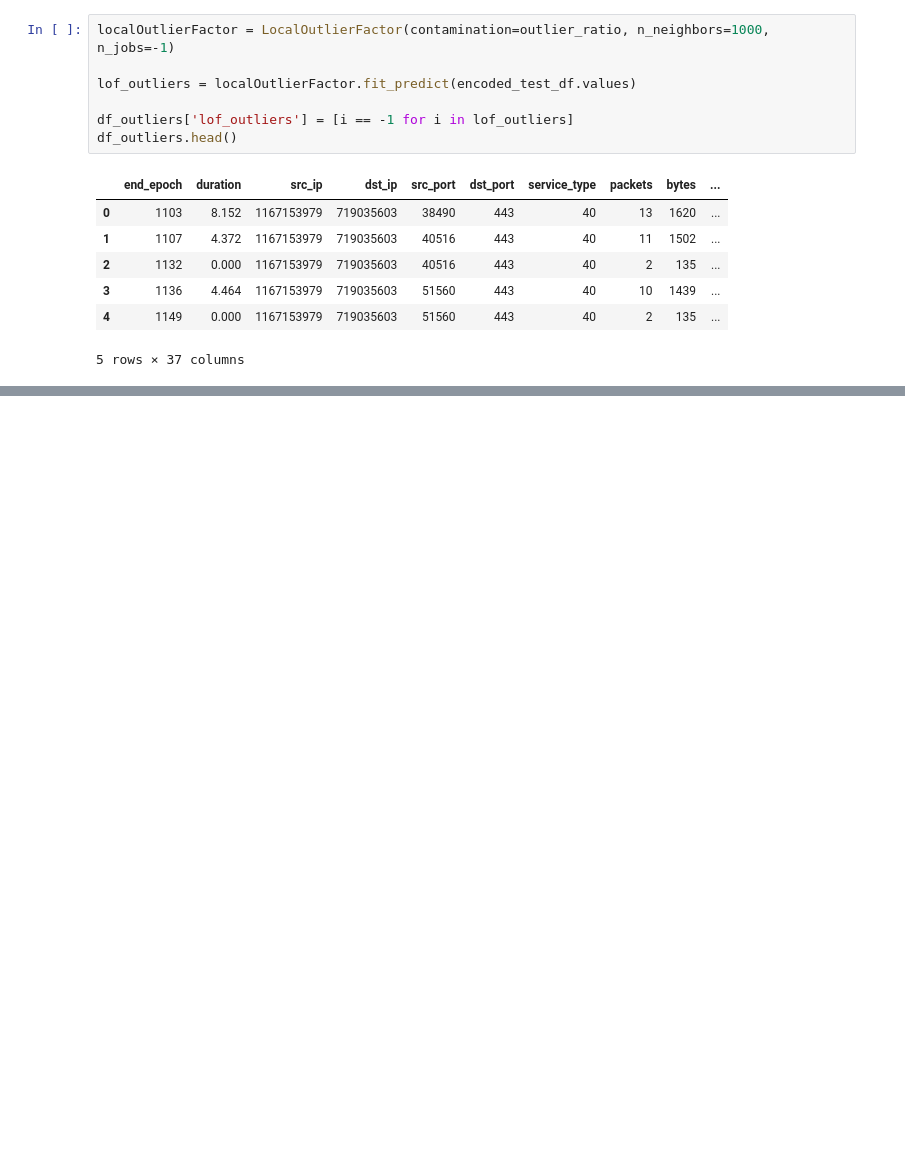
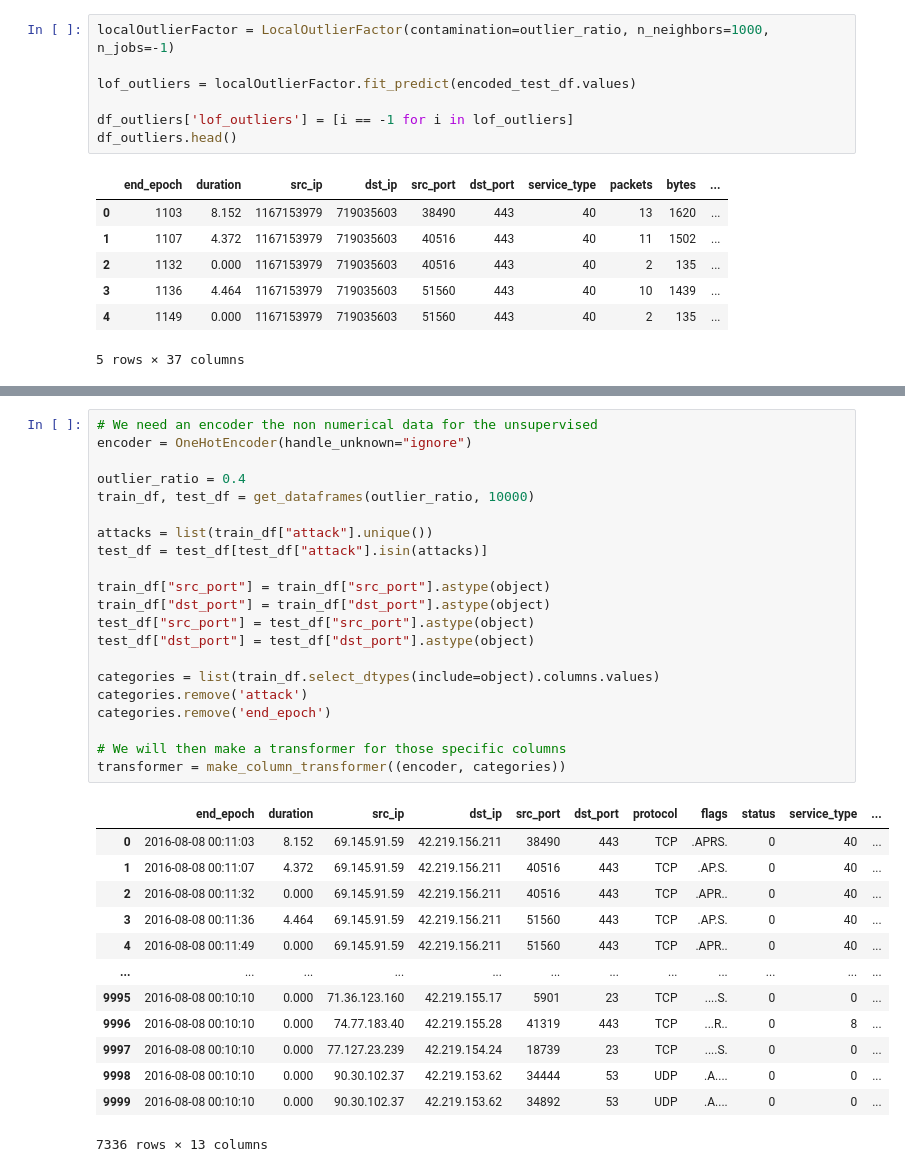
Before and after one commit to Leiyks/MLSECU, a Jupyter notebook: mlsecu.ipynb, the cells around one changed output, grey strips where cells are left out. Cells and saved outputs as stored; diff of their text form; blank space fills up the shorter version.

```diff
--- a/mlsecu.ipynb
+++ b/mlsecu.ipynb
@@ -530,0 +535,35 @@ Accuracy: 85.15%
+# %%
+# We need an encoder the non numerical data for the unsupervised
+encoder = OneHotEncoder(handle_unknown="ignore")
+
+outlier_ratio = 0.4
+train_df, test_df = get_dataframes(outlier_ratio, 10000)
+
+attacks = list(train_df["attack"].unique())
+test_df = test_df[test_df["attack"].isin(attacks)]
+
+train_df["src_port"] = train_df["src_port"].astype(object)
+train_df["dst_port"] = train_df["dst_port"].astype(object)
+test_df["src_port"] = test_df["src_port"].astype(object)
+test_df["dst_port"] = test_df["dst_port"].astype(object)
+
+categories = list(train_df.select_dtypes(include=object).columns.values)
+categories.remove('attack')
+categories.remove('end_epoch')
+
+# We will then make a transformer for those specific columns
+transformer = make_column_transformer((encoder, categories))
+# %% [output]
+|  | end_epoch | duration | src_ip | dst_ip | src_port | dst_port | protocol | flags | status | service_type | ... |
+| 0 | 2016-08-08 00:11:03 | 8.152 | 69.145.91.59 | 42.219.156.211 | 38490 | 443 | TCP | .APRS. | 0 | 40 | ... |
+| 1 | 2016-08-08 00:11:07 | 4.372 | 69.145.91.59 | 42.219.156.211 | 40516 | 443 | TCP | .AP.S. | 0 | 40 | ... |
+| 2 | 2016-08-08 00:11:32 | 0.000 | 69.145.91.59 | 42.219.156.211 | 40516 | 443 | TCP | .APR.. | 0 | 40 | ... |
+| 3 | 2016-08-08 00:11:36 | 4.464 | 69.145.91.59 | 42.219.156.211 | 51560 | 443 | TCP | .AP.S. | 0 | 40 | ... |
+| 4 | 2016-08-08 00:11:49 | 0.000 | 69.145.91.59 | 42.219.156.211 | 51560 | 443 | TCP | .APR.. | 0 | 40 | ... |
+| ... | ... | ... | ... | ... | ... | ... | ... | ... | ... | ... | ... |
+| 9995 | 2016-08-08 00:10:10 | 0.000 | 71.36.123.160 | 42.219.155.17 | 5901 | 23 | TCP | ....S. | 0 | 0 | ... |
+| 9996 | 2016-08-08 00:10:10 | 0.000 | 74.77.183.40 | 42.219.155.28 | 41319 | 443 | TCP | ...R.. | 0 | 8 | ... |
+| 9997 | 2016-08-08 00:10:10 | 0.000 | 77.127.23.239 | 42.219.154.24 | 18739 | 23 | TCP | ....S. | 0 | 0 | ... |
+| 9998 | 2016-08-08 00:10:10 | 0.000 | 90.30.102.37 | 42.219.153.62 | 34444 | 53 | UDP | .A.... | 0 | 0 | ... |
+| 9999 | 2016-08-08 00:10:10 | 0.000 | 90.30.102.37 | 42.219.153.62 | 34892 | 53 | UDP | .A.... | 0 | 0 | ... |
+7336 rows × 13 columns
```
Also changed, not shown: parts of 8 cells of this notebook.
